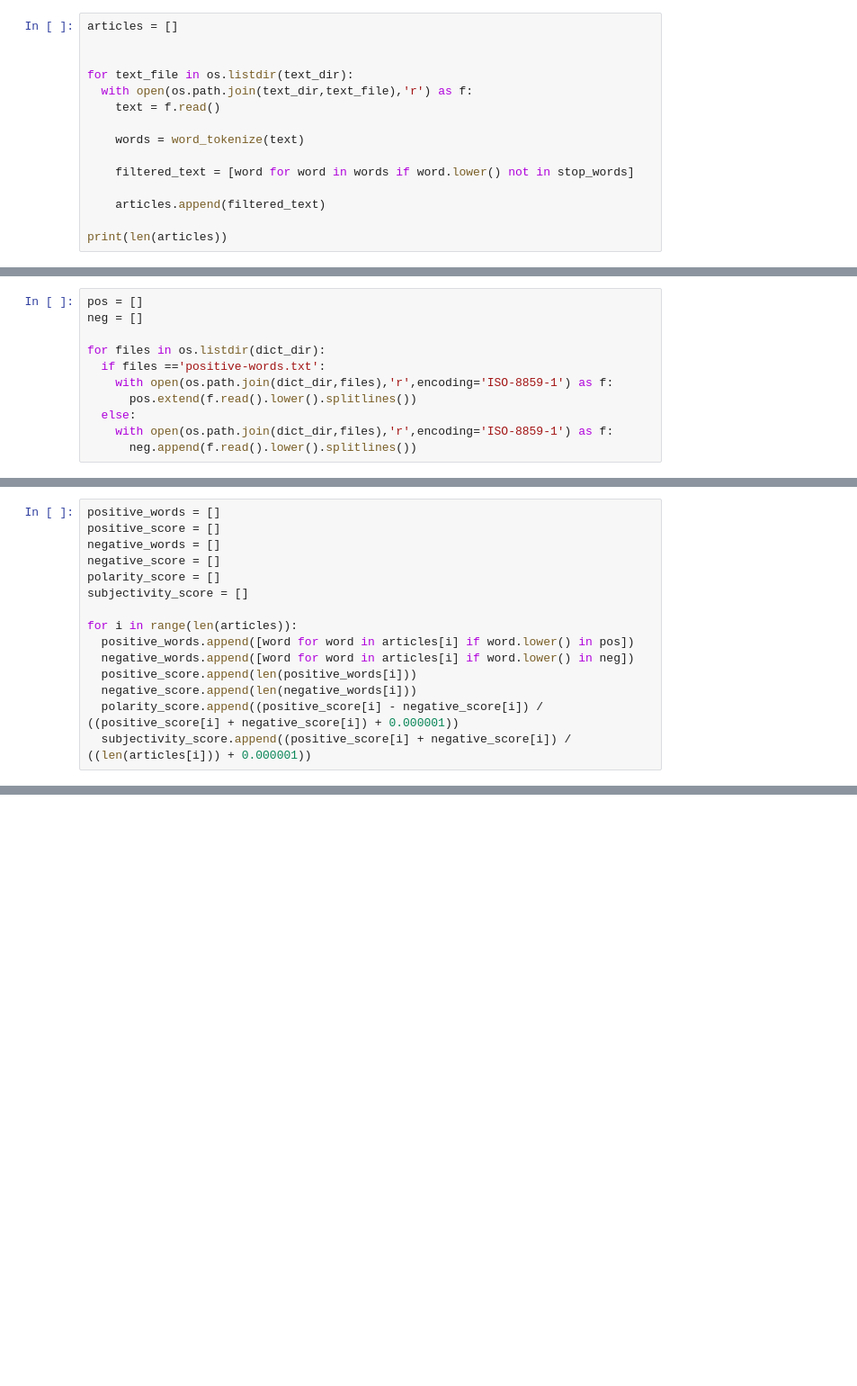
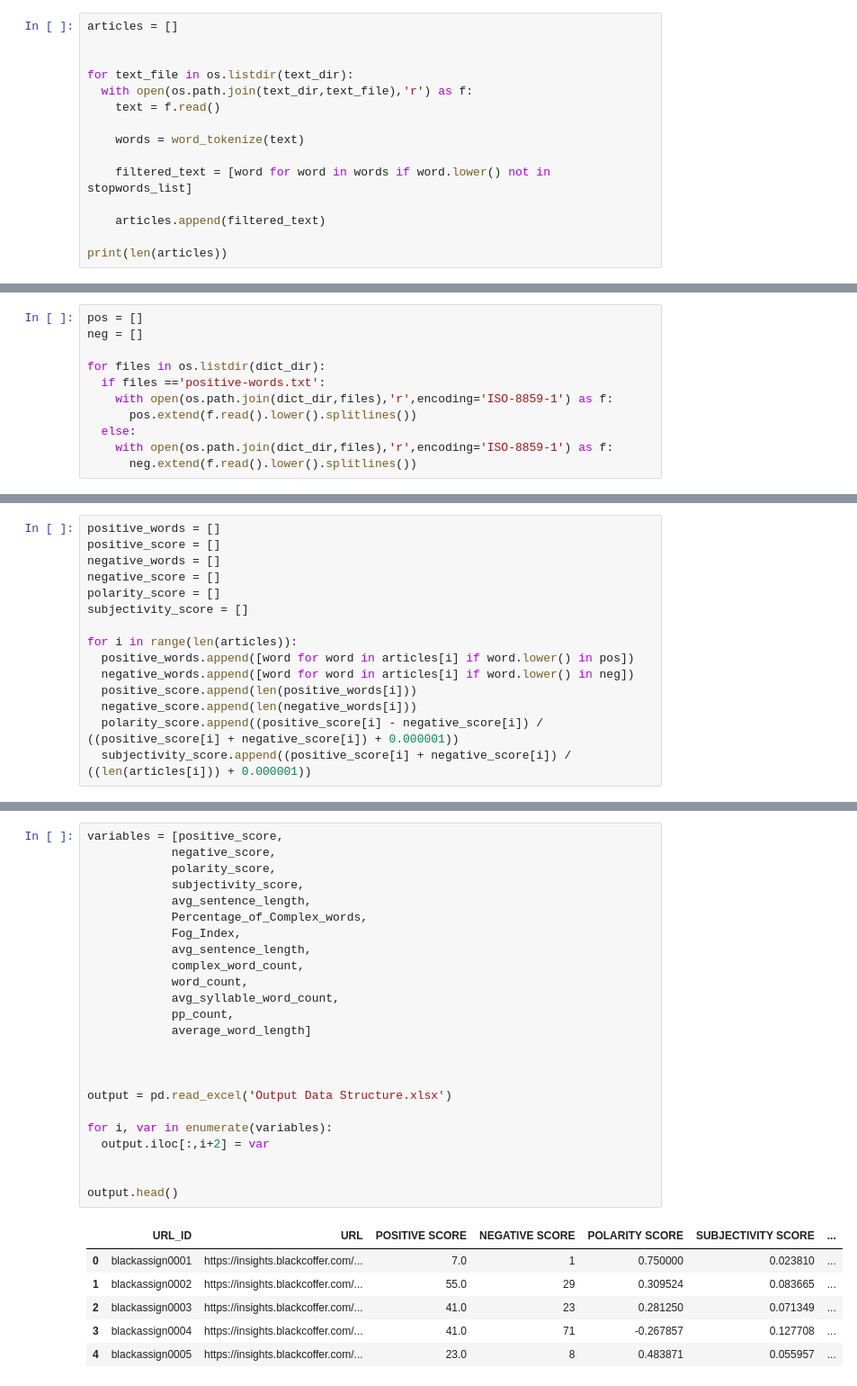
Before and after one commit to tushar-badlani/NLP, a Jupyter notebook: NLP.ipynb, the cells around one changed output, grey strips where cells are left out. Shown: that part at 90% size. Saved outputs shown, nothing was run; the diff lists cells and outputs as text; blank space fills up the shorter version.

```diff
--- a/NLP.ipynb
+++ b/NLP.ipynb
@@ -83,7 +83,7 @@ for text_file in os.listdir(text_dir):
 
     words = word_tokenize(text)
 
-    filtered_text = [word for word in words if word.lower() not in stop_words]
+    filtered_text = [word for word in words if word.lower() not in stopwords_list]
 
     articles.append(filtered_text)
 
@@ -100,4 +100,4 @@ for files in os.listdir(dict_dir):
       pos.extend(f.read().lower().splitlines())
   else:
     with open(os.path.join(dict_dir,files),'r',encoding='ISO-8859-1') as f:
-      neg.append(f.read().lower().splitlines())
+      neg.extend(f.read().lower().splitlines())
@@ -121,0 +207,31 @@ for i in range(len(articles)):
+# %%
+variables = [positive_score,
+            negative_score,
+            polarity_score,
+            subjectivity_score,
+            avg_sentence_length,
+            Percentage_of_Complex_words,
+            Fog_Index,
+            avg_sentence_length,
+            complex_word_count,
+            word_count,
+            avg_syllable_word_count,
+            pp_count,
+            average_word_length]
+
+
+
+output = pd.read_excel('Output Data Structure.xlsx')
+
+for i, var in enumerate(variables):
+  output.iloc[:,i+2] = var
+
+
+output.head()
+# %% [output]
+|  | URL_ID | URL | POSITIVE SCORE | NEGATIVE SCORE | POLARITY SCORE | SUBJECTIVITY SCORE | ... |
+| 0 | blackassign0001 | https://insights.blackcoffer.com/... | 7.0 | 1 | 0.750000 | 0.023810 | ... |
+| 1 | blackassign0002 | https://insights.blackcoffer.com/... | 55.0 | 29 | 0.309524 | 0.083665 | ... |
+| 2 | blackassign0003 | https://insights.blackcoffer.com/... | 41.0 | 23 | 0.281250 | 0.071349 | ... |
+| 3 | blackassign0004 | https://insights.blackcoffer.com/... | 41.0 | 71 | -0.267857 | 0.127708 | ... |
+| 4 | blackassign0005 | https://insights.blackcoffer.com/... | 23.0 | 8 | 0.483871 | 0.055957 | ... |
```
Also changed, not shown: parts of 4 cells of this notebook.
